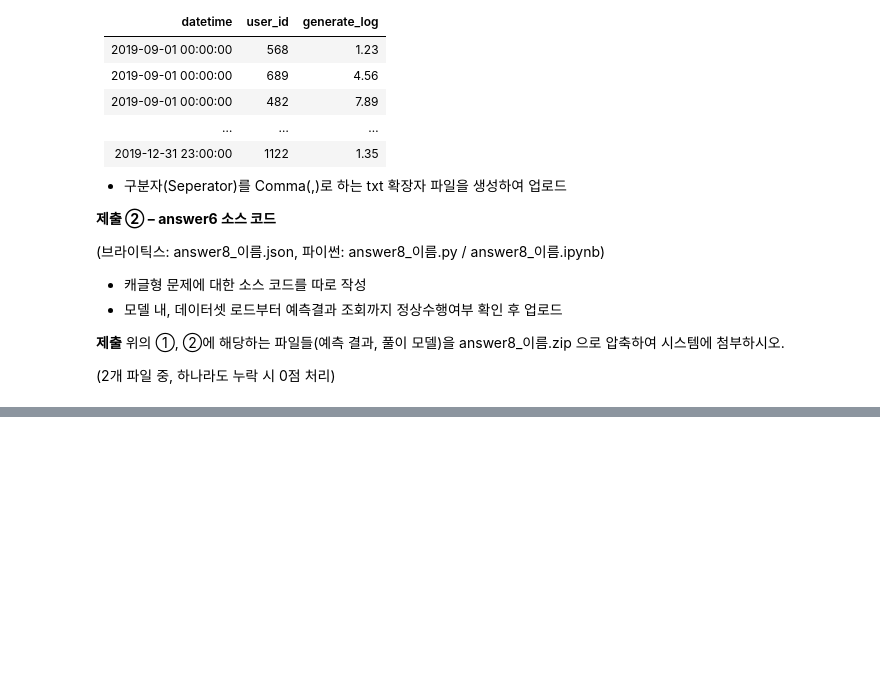
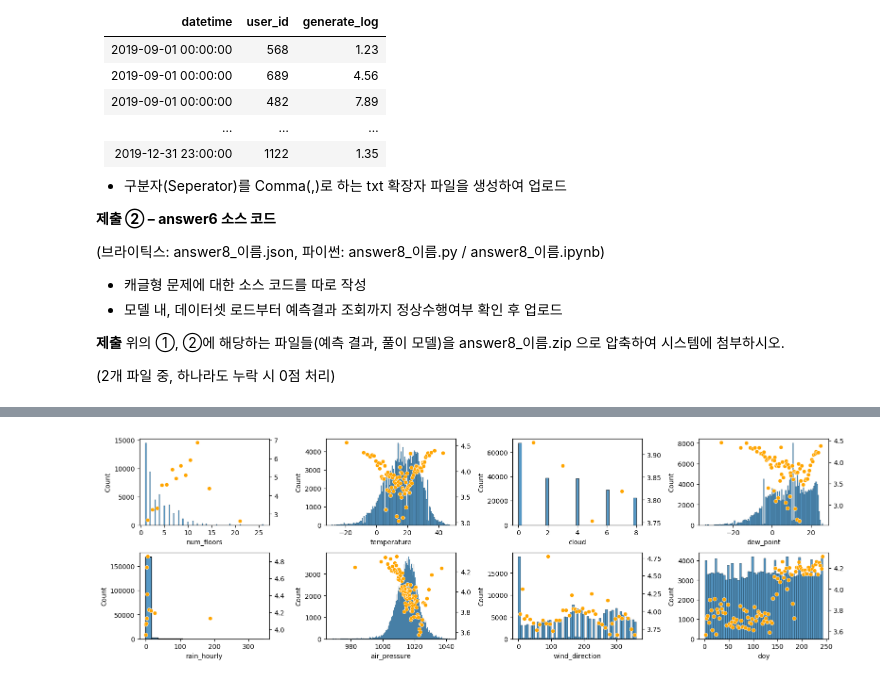
Before and after one commit to sunkusun9/prods_pro, a Jupyter notebook: prof2103_kaggle.ipynb, the cells around one changed output, grey strips where cells are left out. Cells and saved outputs as stored; diff of their text form; code cells hidden in the pictures; blank space fills up the shorter version.

```diff
--- a/prof2103_kaggle.ipynb
+++ b/prof2103_kaggle.ipynb
@@ -224,0 +284,19 @@ df_test2['doy'] = df_test2['datetime'].dt.dayofyear
+# %%
+df_train['doy'] = df_train['datetime'].dt.dayofyear
+# %%
+fig, axes = plt.subplots(2, 4, figsize=(16, 5))
+for i, ax in zip(
+        ['num_floors', 'temperature', 'cloud', 'dew_point', 'rain_hourly', 'air_pressure', 'wind_direction', 'doy'],
+        axes.ravel()
+    ):
+    sns.histplot(data=df_train, x=i, ax=ax)
+    s_qmean = df_train.groupby(pd.qcut(df_train[i], q=100, duplicates='drop'))['generate_log'].mean()
+    sns.scatterplot(
+        x=s_qmean.index.map(lambda x: (x.left + x.right) / 2),
+        y=s_qmean.values,
+        ax=ax.twinx(), color='orange'
+    )
+plt.tight_layout()
+plt.show()
+# %% [output]
+[figure, added]
```
Also changed, not shown: parts of 10 cells of this notebook.
